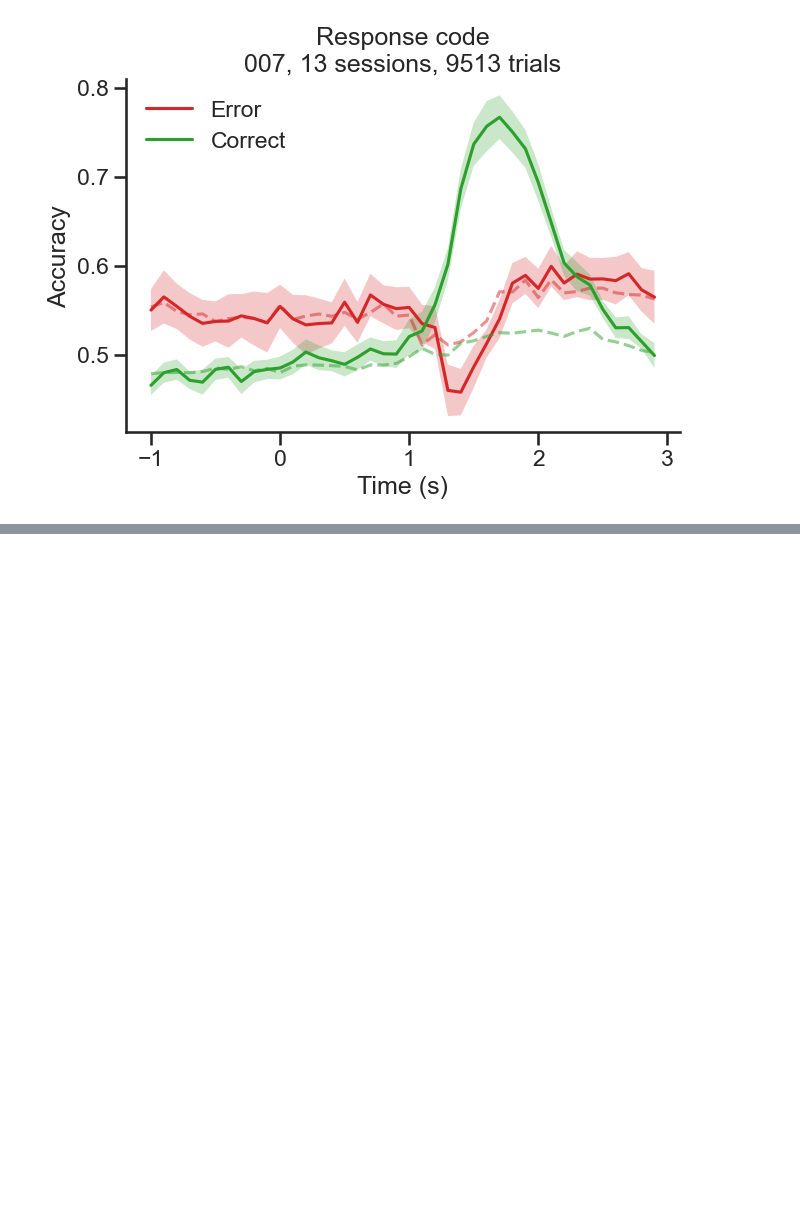
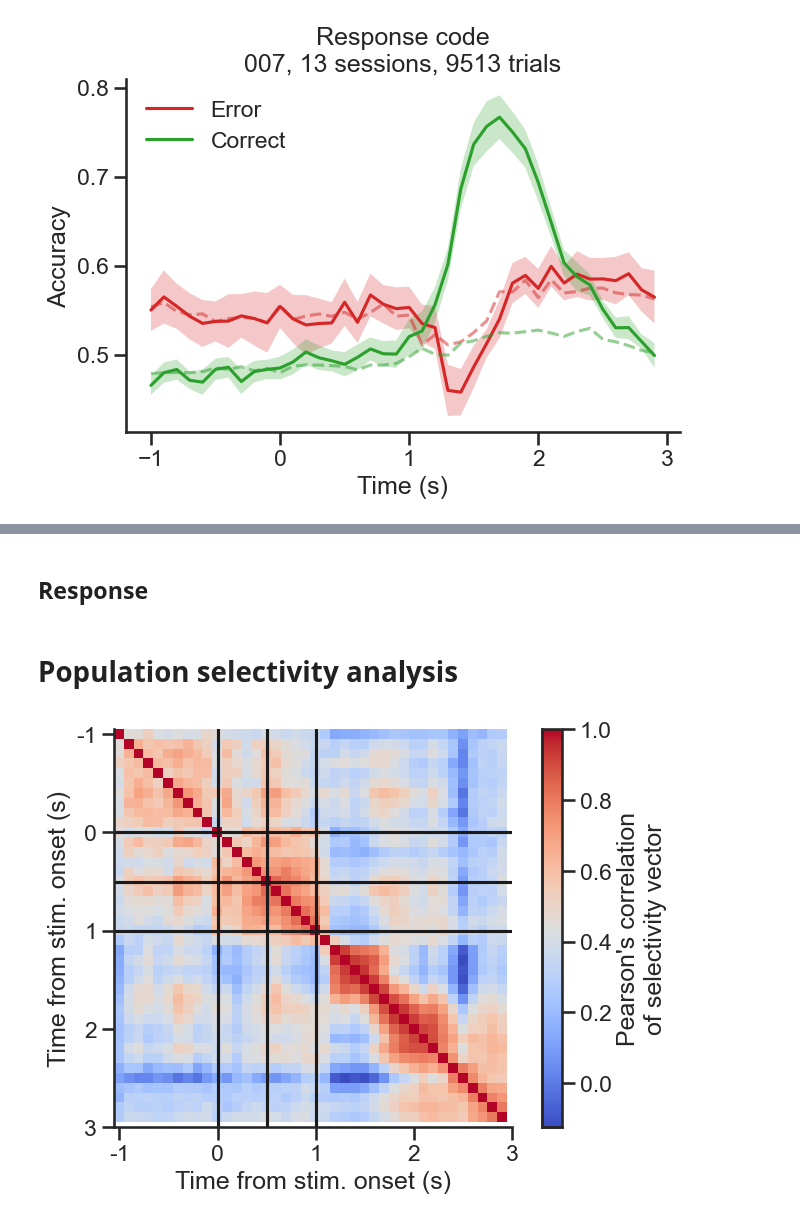
Before and after one commit to 3leni0n/PycharmProjects, a Jupyter notebook: ephys/decoder/notebook.ipynb, the cells around one changed output, grey strips where cells are left out. Saved outputs shown, nothing was run; the diff lists cells and outputs as text; code cells hidden in the pictures; blank space fills up the shorter version.

```diff
--- a/ephys/decoder/notebook.ipynb
+++ b/ephys/decoder/notebook.ipynb
@@ -378,0 +428,2 @@ Text(0.5, 1.0, 'Response code\n007, 13 sessions, 9513 trials')
+# %% [markdown]
+## Response
@@ -378,0 +440,50 @@ Text(0.5, 1.0, 'Response code\n007, 13 sessions, 9513 trials')
+# %% [markdown]
+# Population selectivity analysis
+# %%
+# Align to stimulus onset
+df_behavior = behavior[0]
+bins = np.load(folder_parent / ephys_ids[0] / 'bins.npy')
+all_psth = np.load(folder_parent / ephys_ids[0] / 'all_psth.npy')
+
+# Step 1: Separate trials by condition
+left_lick_trials = df_behavior[df_behavior.Choice == 0].Trial
+right_lick_trials = df_behavior[df_behavior.Choice == 1].Trial
+
+# Step 2: Compute mean firing rates per time bin
+r_lick_left = np.mean(all_psth[left_lick_trials], axis=0)  # shape (bins, neurons)
+r_lick_right = np.mean(all_psth[right_lick_trials], axis=0)  # shape (bins, neurons)
+
+# Step 3: Compute selectivity vector w_t
+wt = r_lick_right - r_lick_left  # shape (bins, neurons)
+
+# Step 4: Perform SVD to get the dominant coding direction
+U, S, Vt = np.linalg.svd(wt, full_matrices=False)
+
+# Step 5: CD_delay is the first right singular vector (principal axis)
+CD_delay = Vt[0, :]  # First singular vector (neurons,)
+
+# Step 6: Normalize to unit vector
+CD_delay /= np.linalg.norm(CD_delay)
+
+# Step 7: Compute correlation matrix
+corr_matrix = np.corrcoef(wt)
+# np.fill_diagonal(corr_matrix, np.nan)  # Remove diagonal by setting it to NaN
+
+# Step 8: Plot correlation matrix
+plt.figure(constrained_layout=True)
+plt.imshow(corr_matrix, cmap='coolwarm', origin='upper')
+plt.axhline(np.where(bins == 0)[0], color='k', linestyle='-')  # Stimulus onset
+plt.axvline(np.where(bins == 0)[0], color='k', linestyle='-')  # Stimulus onset
+plt.axhline(np.where(bins == 0.5)[0], color='k', linestyle='-')  # Delay
+plt.axvline(np.where(bins == 0.5)[0], color='k', linestyle='-')  # Delay
+plt.axhline(np.where(bins == 1)[0], color='k', linestyle='-')  # Go cue
+plt.axvline(np.where(bins == 1)[0], color='k', linestyle='-')  # Go cue
+plt.xticks(np.arange(0, len(bins), 10), np.round(bins[::10]).astype(int))
+plt.yticks(np.arange(0, len(bins), 10), np.round(bins[::10]).astype(int))
+plt.colorbar(label="Pearson's correlation\nof selectivity vector")
+plt.xlabel('Time from stim. onset (s)')
+plt.ylabel('Time from stim. onset (s)')
+# plt.title('Correlation of Population Selectivity Over Time')
+sns.despine()
+# %% [output]
+[figure, added]
```
Also changed, not shown: parts of 24 cells of this notebook, 2 other files.
